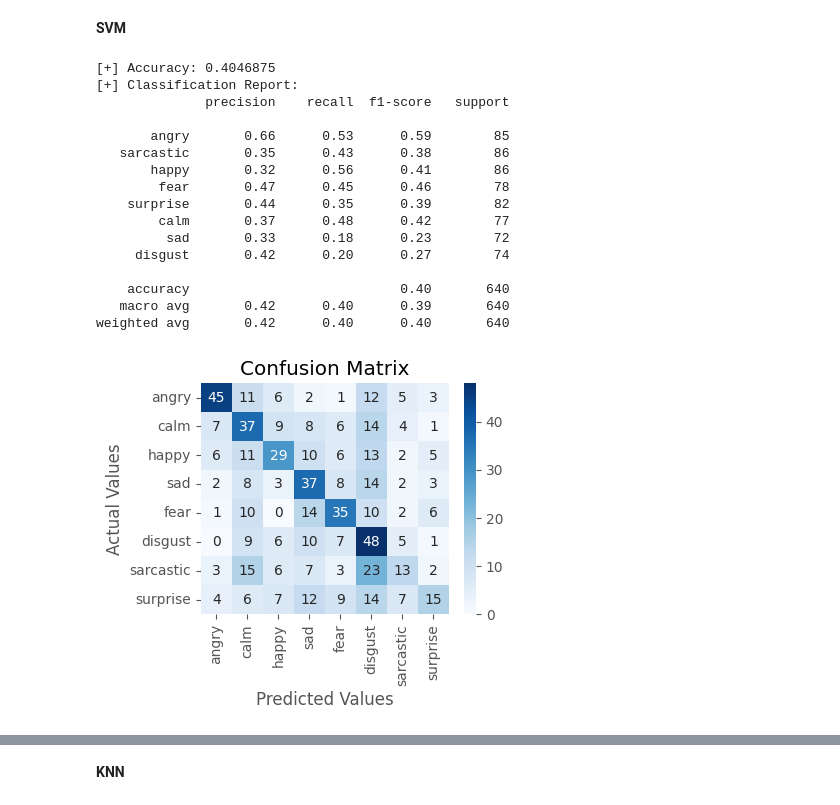
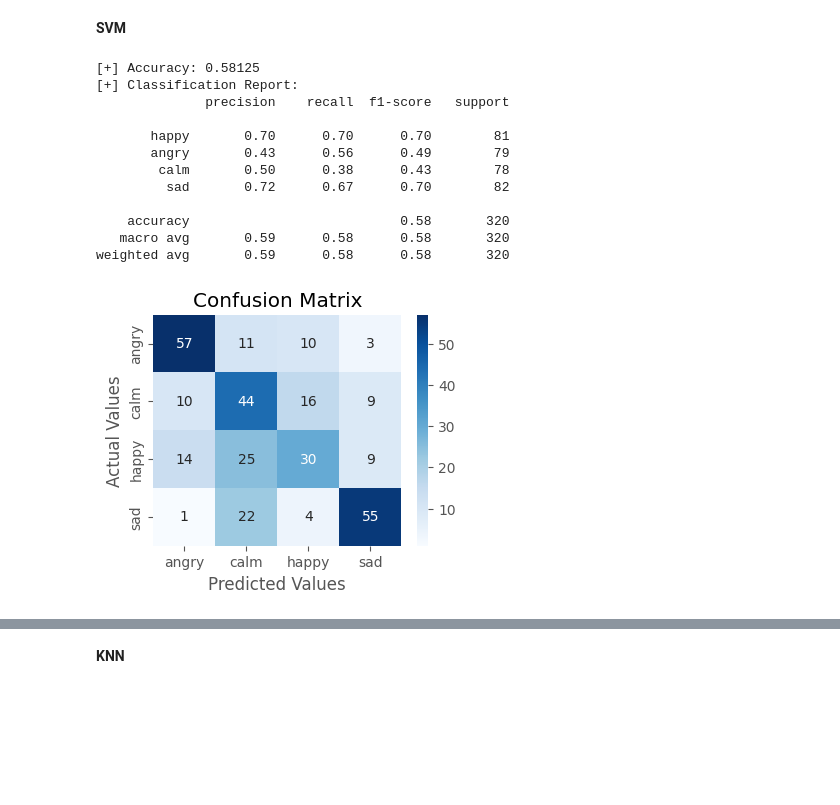
Before and after one commit to MrTejas/Emotion-preserving-SSMT, a Jupyter notebook: ESR/hindiser-5model.ipynb, the cells around one changed output, grey strips where cells are left out. Drawn from its saved outputs; the diff is of its cells as text; code cells hidden in the pictures; blank space fills up the shorter version.

```diff
--- a/ESR/hindiser-5model.ipynb
+++ b/ESR/hindiser-5model.ipynb
@@ -115,11 +115,7 @@ int2emotion_new = {
     "anger": "angry",
     "sad": "sad",
     "happy": "happy",
-    "neutral": "calm",
-    "fear": "fear",
-    "disgust": "disgust",
-    "sarcastic": "sarcastic",
-    "surprise": "surprise"
+    "neutral": "calm"
 }
 
 # we allow only these four emotions
@@ -260,48 +252,44 @@ weighted avg       0.39      0.38      0.39       640
 # %%
 from sklearn.svm import SVC
 from sklearn.metrics import accuracy_score, classification_report, confusion_matrix
 import seaborn as sns
 import pandas as pd
 import matplotlib.pyplot as plt
 
 # Train the SVM model with a linear kernel
 svm_model_linear = SVC(kernel='linear', C=3).fit(X_train_new, y_train_new)
 svm_predictions = svm_model_linear.predict(X_test_new)
 
 # Print accuracy and classification report
 print("[+] Accuracy:", accuracy_score(y_true=y_test_new, y_pred=svm_predictions))
 print("[+] Classification Report:")
 print(classification_report(y_test_new, svm_predictions, target_names=AVAILABLE_EMOTIONS_NEW))
 
 # Create and display the confusion matrix
-# emotions = ["angry", "calm", "happy", "sad"]
-emotions = ["angry", "calm", "happy", "sad", "fear", "disgust", "sarcastic", "surprise"]
+emotions = ["angry", "calm", "happy", "sad"]
+# emotions = ["angry", "calm", "happy", "sad", "fear", "disgust", "sarcastic", "surprise"]
 cm = confusion_matrix(y_test_new, svm_predictions, labels=emotions)
 cm_df = pd.DataFrame(cm, index=emotions, columns=emotions)
 plt.figure(figsize=(4, 3))
 sns.heatmap(cm_df, annot=True, fmt="d", cmap="Blues")
 plt.title('Confusion Matrix')
 plt.ylabel('Actual Values')
 plt.xlabel('Predicted Values')
 plt.show()
 # %% [output]
-[+] Accuracy: 0.4046875
+[+] Accuracy: 0.58125
 [+] Classification Report:
               precision    recall  f1-score   support
 
-       angry       0.66      0.53      0.59        85
-   sarcastic       0.35      0.43      0.38        86
-       happy       0.32      0.56      0.41        86
-        fear       0.47      0.45      0.46        78
-    surprise       0.44      0.35      0.39        82
-        calm       0.37      0.48      0.42        77
-         sad       0.33      0.18      0.23        72
-     disgust       0.42      0.20      0.27        74
+       happy       0.70      0.70      0.70        81
+       angry       0.43      0.56      0.49        79
+        calm       0.50      0.38      0.43        78
+         sad       0.72      0.67      0.70        82
 
-    accuracy                           0.40       640
-   macro avg       0.42      0.40      0.39       640
-weighted avg       0.42      0.40      0.40       640
+    accuracy                           0.58       320
+   macro avg       0.59      0.58      0.58       320
+weighted avg       0.59      0.58      0.58       320
-[figure, old version]
+[figure, new version]
 # %%
 from sklearn.svm import SVC
 from sklearn.metrics import accuracy_score, classification_report, confusion_matrix
```
Also changed, not shown: parts of 18 cells of this notebook, 16 other files.
